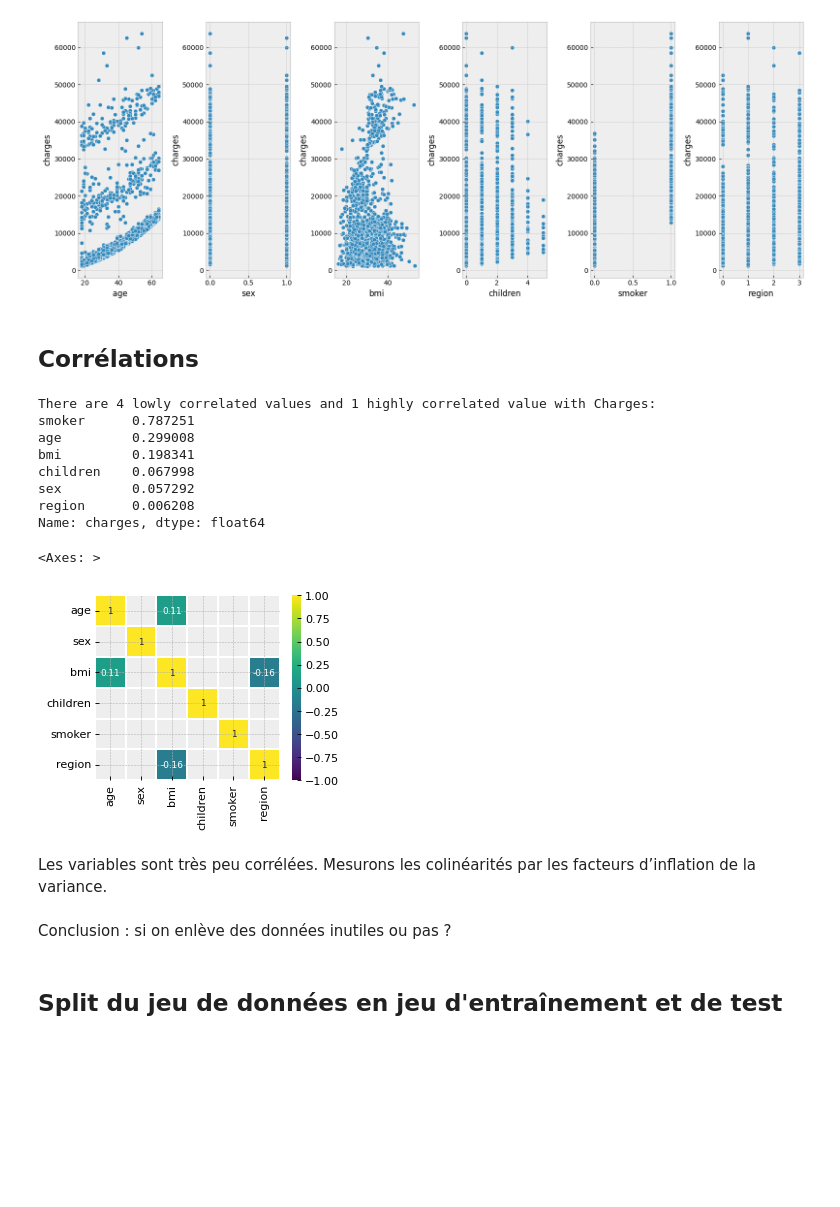
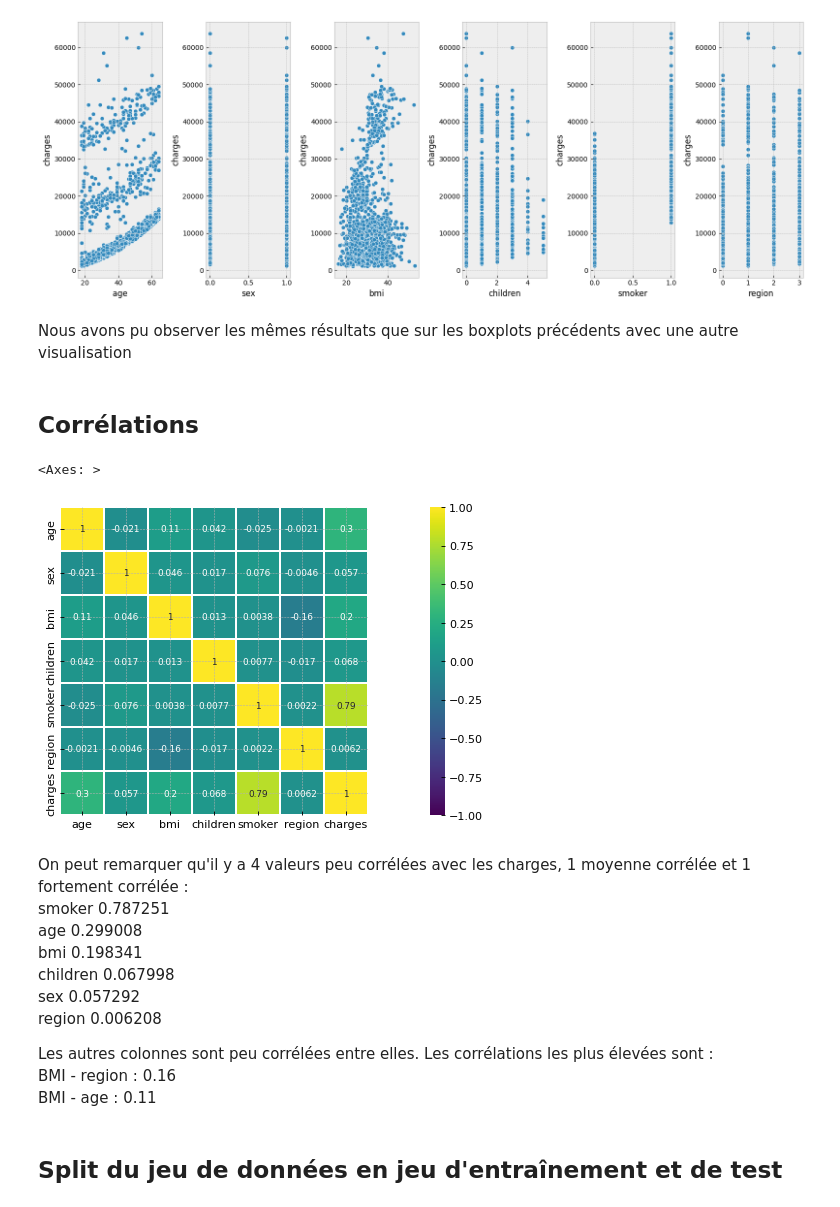
Before and after one commit to MathildeMrz/Machine_Learning, a Jupyter notebook: Medical_Costs/script.ipynb, the cells around one changed output. Cells and saved outputs as stored; diff of their text form; code cells hidden in the pictures; blank space fills up the shorter version.

```diff
--- a/Medical_Costs/script.ipynb
+++ b/Medical_Costs/script.ipynb
@@ -116,42 +117,37 @@ sns.scatterplot(data=df, x='region', y='charges', ax=axes[5])
 plt.tight_layout()
 # %% [output]
 [figure]
+# %% [markdown]
+Nous avons pu observer les mêmes résultats que sur les boxplots précédents avec une autre visualisation
 # %% [markdown]
 ## Corrélations
 # %%
-dfcorr = df.corr()['charges'][:-1]
-golden_features_list = dfcorr.sort_values(ascending=False)
-print(
-    "\nThere are {} lowly correlated values and 1 highly correlated value with Charges:\n{}"
-    .format(len(golden_features_list) - 2, golden_features_list))
+corr = df.corr()  # We already examined Charges correlations
+plt.figure(figsize=(20, 5), dpi=80)
 
-corr = df.drop('charges',
-               axis=1).corr()  # We already examined Charges correlations
-plt.figure(figsize=(4, 3), dpi=80)
-
-sns.heatmap(corr[(corr >= 0.1) | (corr <= -0.1)],
+sns.heatmap(corr,
             cmap='viridis',
             vmax=1.0,
             vmin=-1.0,
             linewidths=0.1,
             annot=True,
             annot_kws={"size": 8},
             square=True)
 # %% [output]
-There are 4 lowly correlated values and 1 highly correlated value with Charges:
-smoker      0.787251
-age         0.299008
-bmi         0.198341
-children    0.067998
-sex         0.057292
-region      0.006208
-Name: charges, dtype: float64
+<Axes: >
-<Axes: >
-[figure, old version]
+[figure, new version]
-# %% [markdown]
-Les variables sont très peu corrélées. Mesurons les colinéarités par les facteurs d’inflation de la variance.
-# %% [markdown]
-Conclusion : si on enlève des données inutiles ou pas ?
+# %% [markdown]
+On peut remarquer qu'il y a 4 valeurs peu corrélées avec les charges, 1 moyenne corrélée et 1 fortement corrélée : <br>
+smoker      0.787251 <br>
+age         0.299008 <br>
+bmi         0.198341 <br>
+children    0.067998 <br>
+sex         0.057292 <br>
+region      0.006208 <br>
+
+Les autres colonnes sont peu corrélées entre elles. Les corrélations les plus élevées sont :<br>
+BMI - region : 0.16<br>
+BMI - age : 0.11<br>
 # %% [markdown]
 ## Split du jeu de données en jeu d'entraînement et de test
 # %% [markdown]
```
Also changed, not shown: parts of 53 cells of this notebook.
